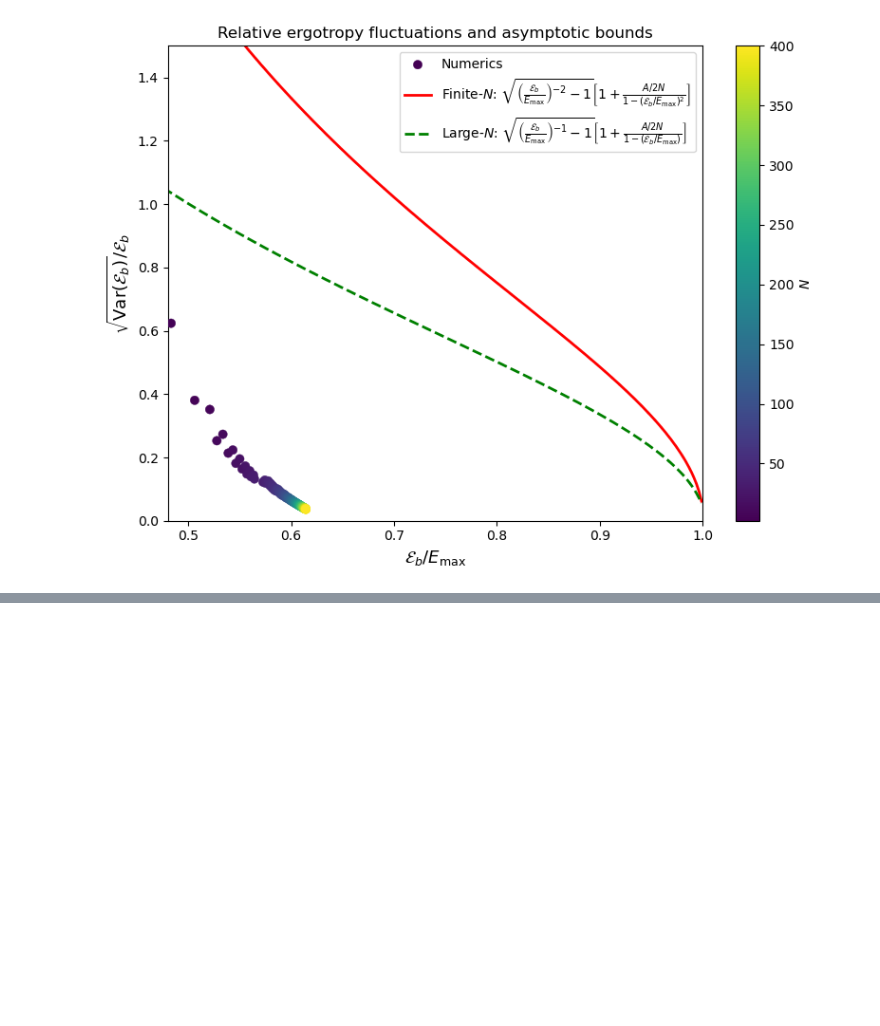
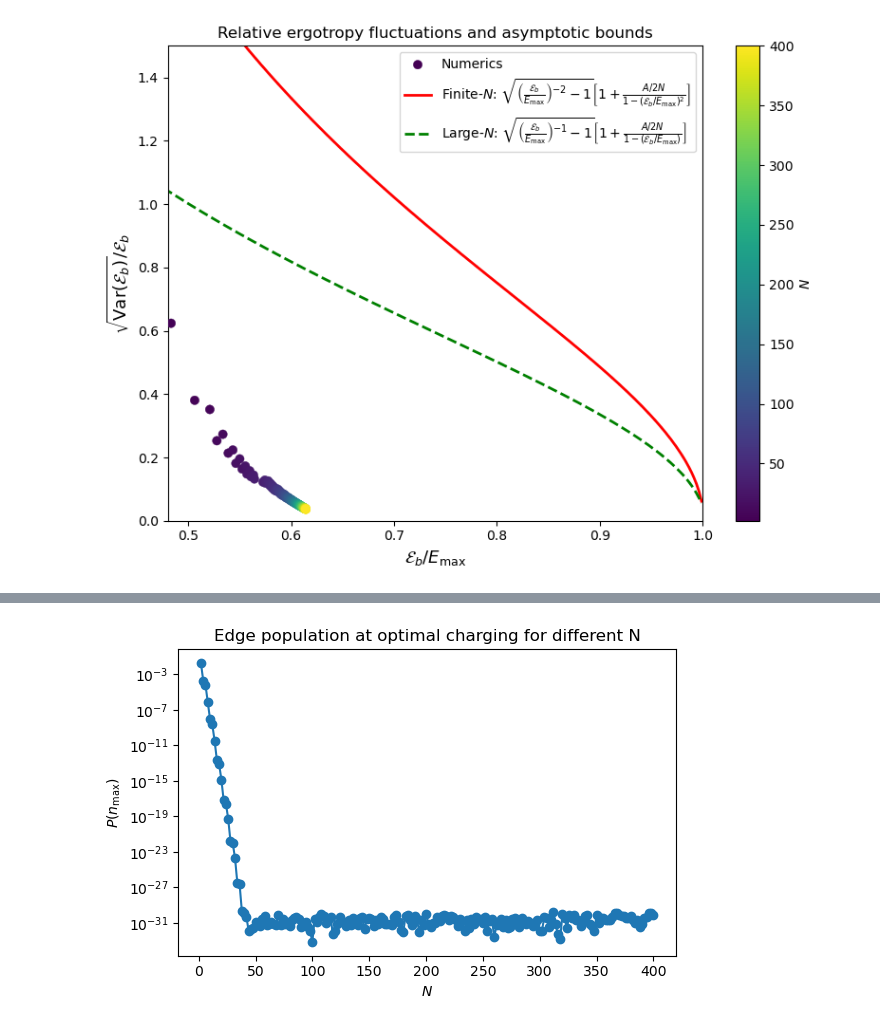
Before and after one commit to gbhanja/ERGO_FLUC_parallel_codes, a Jupyter notebook: TC_Kac_OP_fock.ipynb, the cells around one changed output, grey strips where cells are left out. Cells and saved outputs as stored; diff of their text form; code cells hidden in the pictures; blank space fills up the shorter version.

```diff
--- a/TC_Kac_OP_fock.ipynb
+++ b/TC_Kac_OP_fock.ipynb
@@ -905,0 +939,14 @@ plt.show()
+# %%
+##############################################################
+# Plot of edge population at optimal charging for different N
+##############################################################
+
+plt.figure(figsize=(6,4))
+plt.semilogy(N_arr, EdgePopulation, 'o-')
+plt.xlabel(r'$N$')
+plt.ylabel(r'$P(n_{\max})$')
+plt.title("Edge population at optimal charging for different N")
+plt.tight_layout()
+plt.show()
+# %% [output]
+[figure, added]
```
Also changed, not shown: parts of 5 cells of this notebook, 2 other files.
